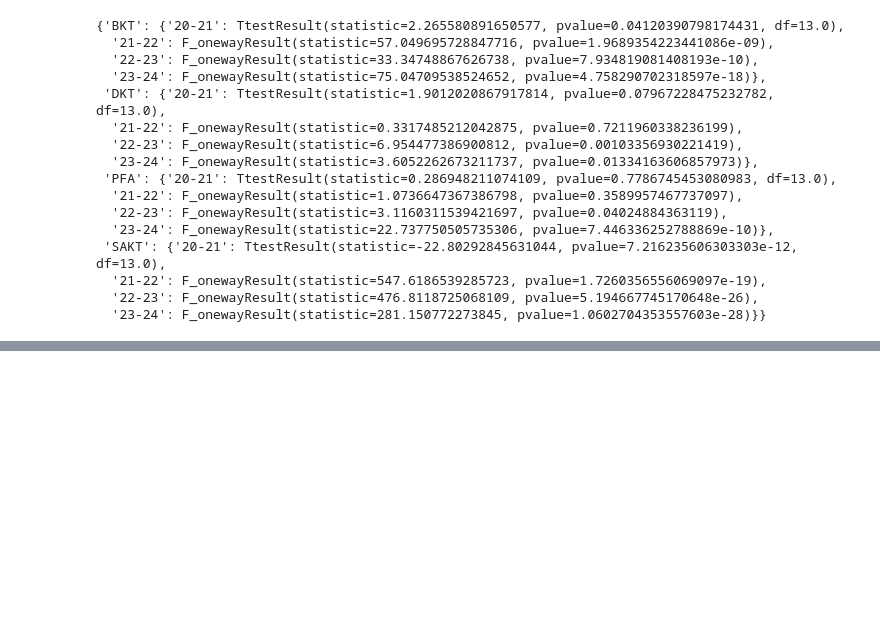
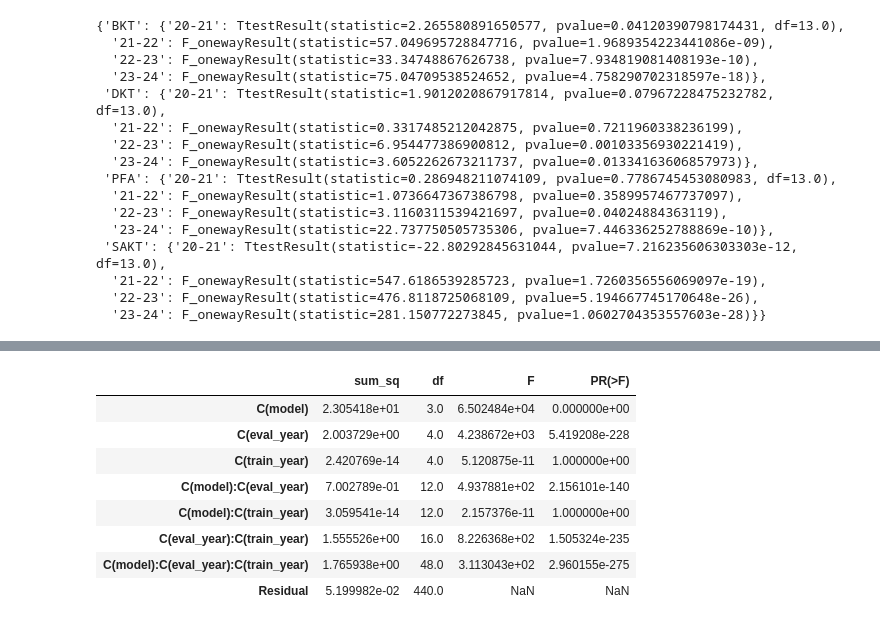
Before and after one commit to ASSISTments-IQP/LongitudinalKnowledgeTracing24, a Jupyter notebook: data_analysis.ipynb, the cells around one changed output, grey strips where cells are left out. Saved outputs shown, nothing was run; the diff lists cells and outputs as text; code cells hidden in the pictures; blank space fills up the shorter version.

```diff
--- a/data_analysis.ipynb
+++ b/data_analysis.ipynb
@@ -279,0 +270,9 @@ model_test_results
+# %%
+biglist = []
+for model, mod_dict in res_dict.items():
+	for eval_year, year_dict in mod_dict.items():
+		for train_year, nums in year_dict.items():
+			for i in nums:
+				biglist.append([model,eval_year,train_year,i])
+# %%
+df = pd.DataFrame(biglist,columns=['model','eval_year','train_year','auc'])
@@ -279,0 +314,13 @@ model_test_results
+# %%
+model = ols("auc ~ C(model) * C(eval_year) * C(train_year)", data=df).fit()
+sm.stats.anova_lm(model, typ=2, robust='hc3')
+# %% [output]
+|  | sum_sq | df | F | PR(>F) |
+| C(model) | 2.305418e+01 | 3.0 | 6.502484e+04 | 0.000000e+00 |
+| C(eval_year) | 2.003729e+00 | 4.0 | 4.238672e+03 | 5.419208e-228 |
+| C(train_year) | 2.420769e-14 | 4.0 | 5.120875e-11 | 1.000000e+00 |
+| C(model):C(eval_year) | 7.002789e-01 | 12.0 | 4.937881e+02 | 2.156101e-140 |
+| C(model):C(train_year) | 3.059541e-14 | 12.0 | 2.157376e-11 | 1.000000e+00 |
+| C(eval_year):C(train_year) | 1.555526e+00 | 16.0 | 8.226368e+02 | 1.505324e-235 |
+| C(model):C(eval_year):C(train_year) | 1.765938e+00 | 48.0 | 3.113043e+02 | 2.960155e-275 |
+| Residual | 5.199982e-02 | 440.0 | NaN | NaN |
```
Also changed, not shown: parts of 8 cells of this notebook.
